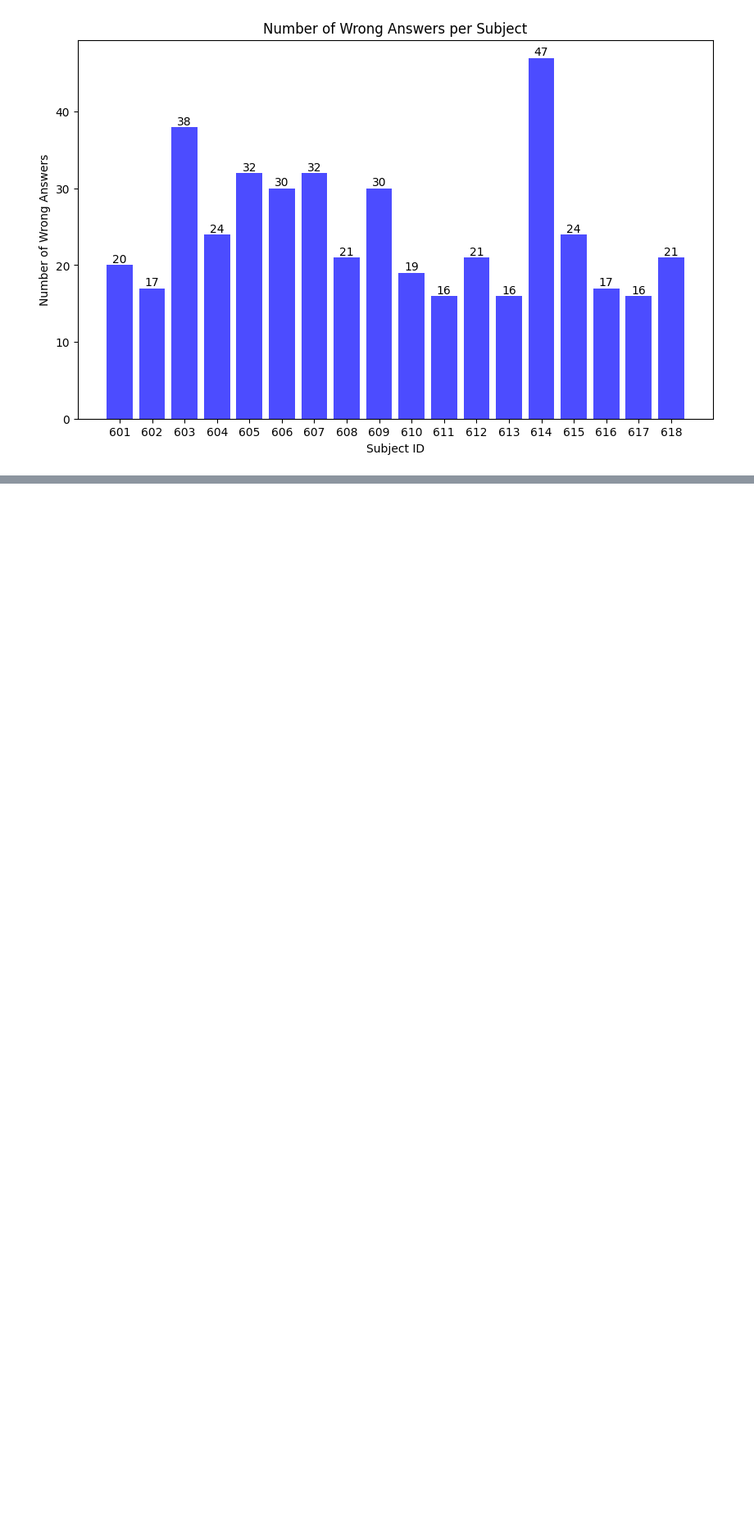
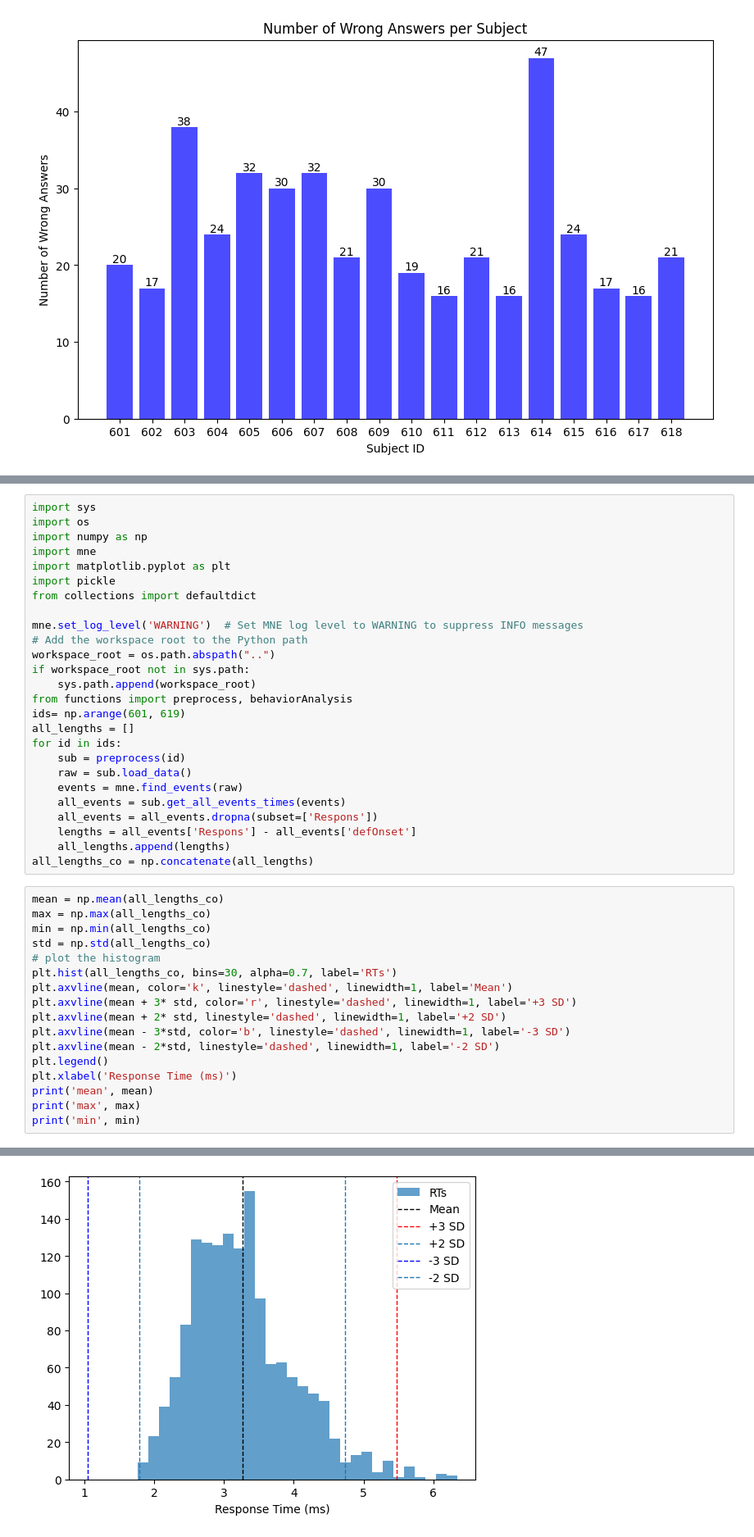
Before and after one commit to MohammadMMK/EEG-analysis-pipeline, a Jupyter notebook: notebooks/bahvioral_analysis.ipynb, the cells around one changed output, grey strips where cells are left out. Shown: that part at 82% size. Drawn from its saved outputs; the diff is of its cells as text; blank space fills up the shorter version.

Commit message:
check trials length

```diff
--- a/notebooks/bahvioral_analysis.ipynb
+++ b/notebooks/bahvioral_analysis.ipynb
@@ -103,0 +106,44 @@ plt.show()
+# %%
+import sys
+import os
+import numpy as np
+import mne
+import matplotlib.pyplot as plt
+import pickle
+from collections import defaultdict
+
+mne.set_log_level('WARNING')  # Set MNE log level to WARNING to suppress INFO messages
+# Add the workspace root to the Python path
+workspace_root = os.path.abspath("..")
+if workspace_root not in sys.path:
+    sys.path.append(workspace_root)
+from functions import preprocess, behaviorAnalysis
+ids= np.arange(601, 619)
+all_lengths = []
+for id in ids:
+    sub = preprocess(id)
+    raw = sub.load_data()
+    events = mne.find_events(raw)
+    all_events = sub.get_all_events_times(events)
+    all_events = all_events.dropna(subset=['Respons'])
+    lengths = all_events['Respons'] - all_events['defOnset']
+    all_lengths.append(lengths)
+all_lengths_co = np.concatenate(all_lengths)
+# %%
+mean = np.mean(all_lengths_co)
+max = np.max(all_lengths_co)
+min = np.min(all_lengths_co)
+std = np.std(all_lengths_co)
+# plot the histogram
+plt.hist(all_lengths_co, bins=30, alpha=0.7, label='RTs')
+plt.axvline(mean, color='k', linestyle='dashed', linewidth=1, label='Mean')
+plt.axvline(mean + 3* std, color='r', linestyle='dashed', linewidth=1, label='+3 SD')
+plt.axvline(mean + 2* std, linestyle='dashed', linewidth=1, label='+2 SD')
+plt.axvline(mean - 3*std, color='b', linestyle='dashed', linewidth=1, label='-3 SD')
+plt.axvline(mean - 2*std, linestyle='dashed', linewidth=1, label='-2 SD')
+plt.legend()
+plt.xlabel('Response Time (ms)')
+print('mean', mean)
+print('max', max)
+print('min', min)
+# %% [output]
@@ -103,0 +153 @@ plt.show()
+[figure, added]
```
Also changed, not shown: parts of 2 cells of this notebook.
